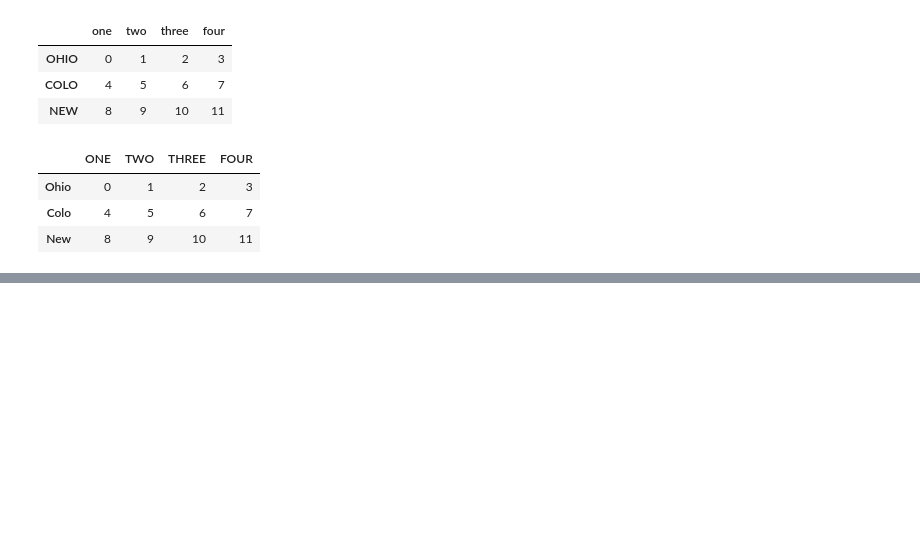
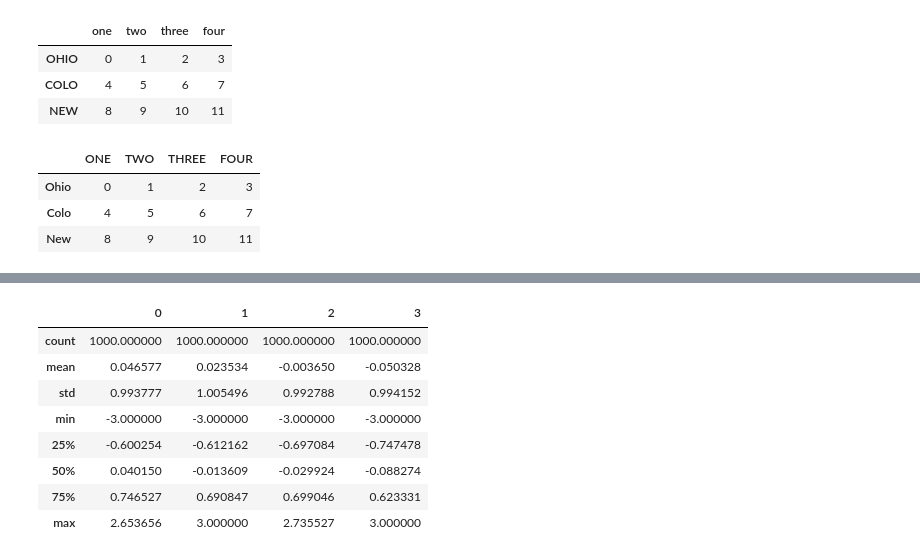
Before and after one commit to Anujangalapalli/data-wrangling-pandas-Anujangalapalli, a Jupyter notebook: Chapter7WorkAlong.ipynb, the cells around one changed output, grey strips where cells are left out. Saved outputs shown, nothing was run; the diff lists cells and outputs as text; code cells hidden in the pictures; blank space fills up the shorter version.

```diff
--- a/Chapter7WorkAlong.ipynb
+++ b/Chapter7WorkAlong.ipynb
@@ -407,0 +576,12 @@ data.rename(index=str.title, columns=str.upper)
+# %%
+data.describe()
+# %% [output]
+|  | 0 | 1 | 2 | 3 |
+| count | 1000.000000 | 1000.000000 | 1000.000000 | 1000.000000 |
+| mean | 0.046577 | 0.023534 | -0.003650 | -0.050328 |
+| std | 0.993777 | 1.005496 | 0.992788 | 0.994152 |
+| min | -3.000000 | -3.000000 | -3.000000 | -3.000000 |
+| 25% | -0.600254 | -0.612162 | -0.697084 | -0.747478 |
+| 50% | 0.040150 | -0.013609 | -0.029924 | -0.088274 |
+| 75% | 0.746527 | 0.690847 | 0.699046 | 0.623331 |
+| max | 2.653656 | 3.000000 | 2.735527 | 3.000000 |
```
Also changed, not shown: parts of 116 cells of this notebook.
